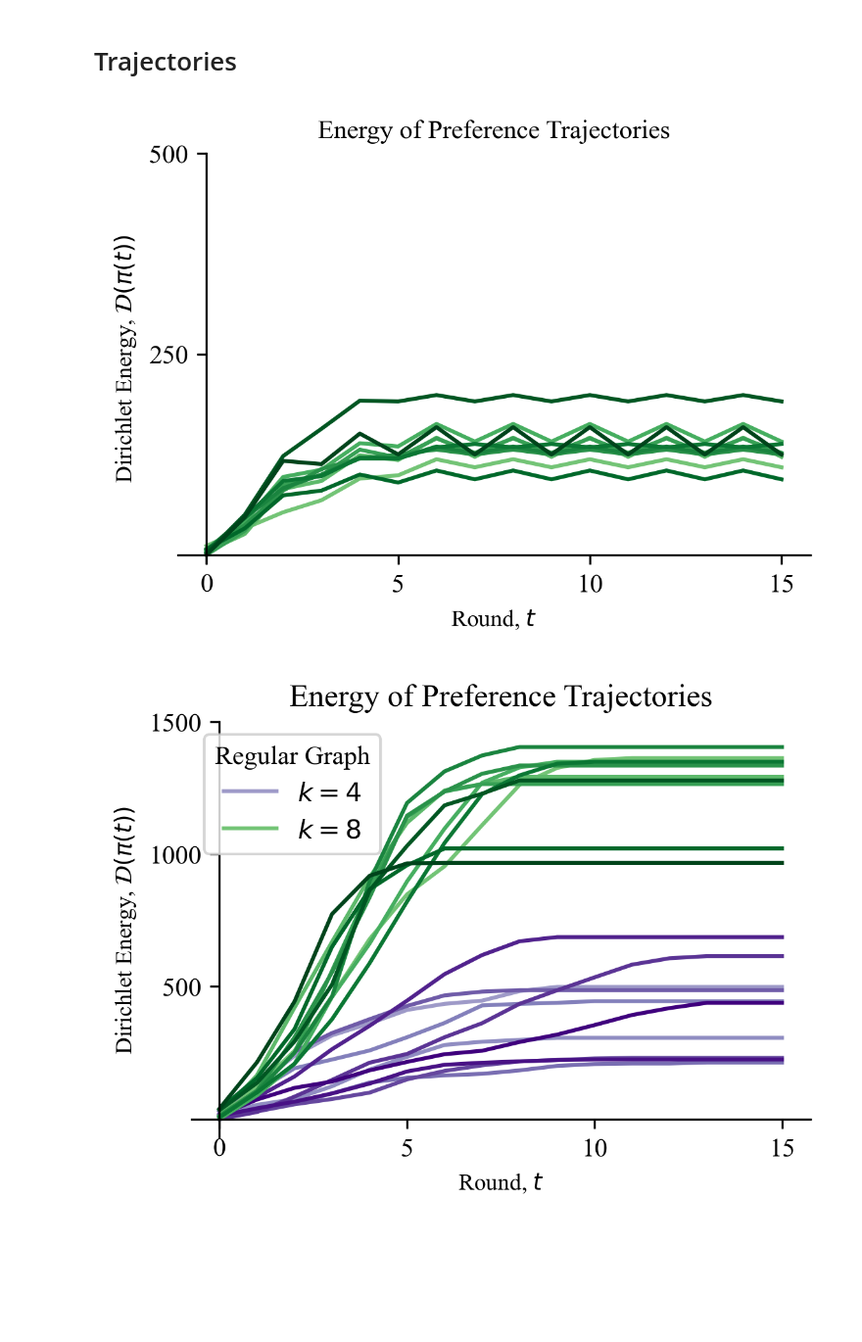
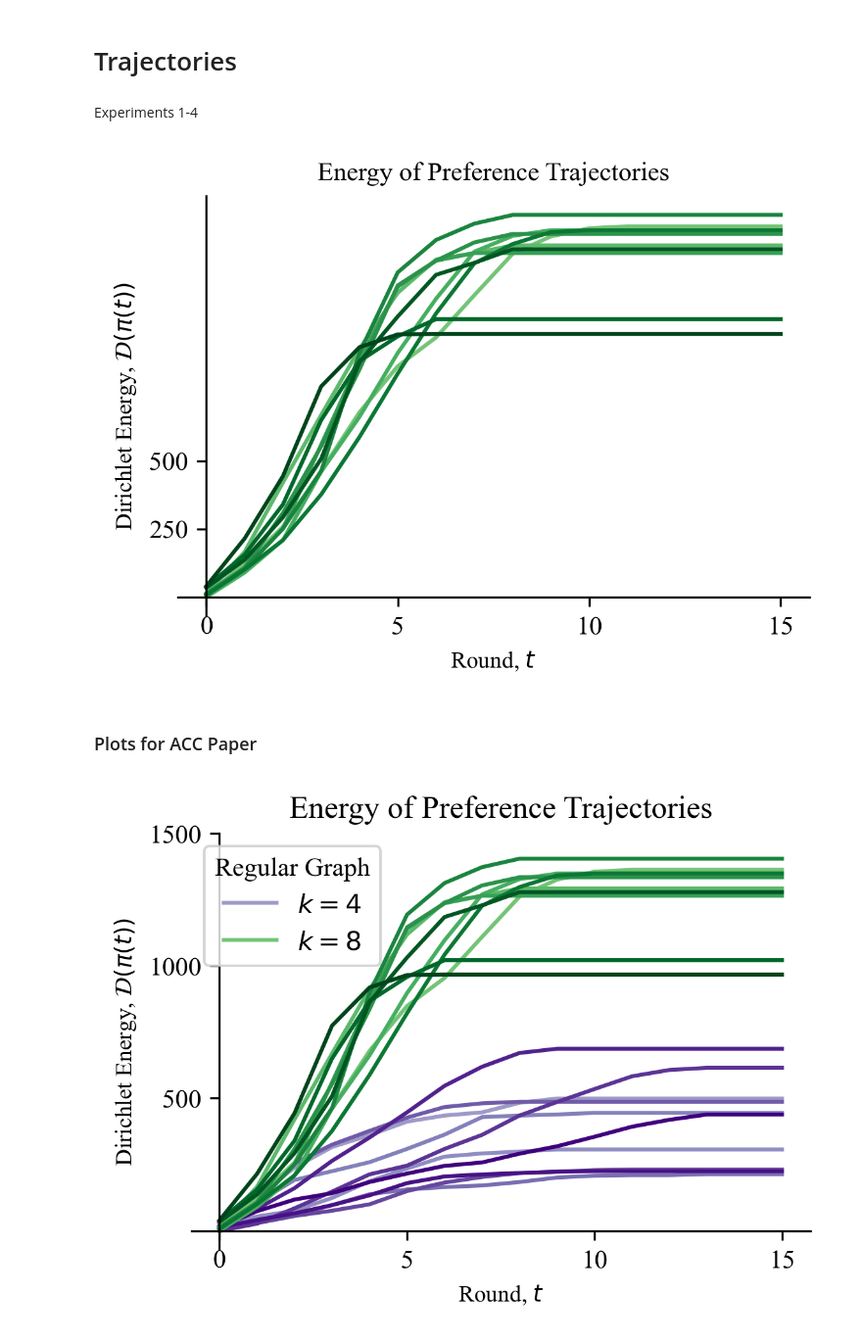
Before and after one commit to hans-riess/prefdynamo, a Jupyter notebook: code/notebook.ipynb, the cells around one changed output. Shown at 98% size. Cells and saved outputs as stored; diff of their text form; code cells hidden in the pictures; blank space fills up the shorter version.

```diff
--- a/code/notebook.ipynb
+++ b/code/notebook.ipynb
@@ -1,12 +1,14 @@
 # %% [markdown]
 # Trajectories
+# %% [markdown]
+Experiments 1-4
 # %%
 import pandas as pd
 import matplotlib.pyplot as plt
 import numpy as np
 
 # File path for experiment
-experiment_number = 6 #change this to create each plot!!!
+experiment_number = 4 #change this to create each plot!!!
 file_path_exp = 'experiments/experiment_' + str(experiment_number) + '.csv'
 
 # Load the data for experiment
@@ -18,6 +20,7 @@ metadata = pd.read_csv(file_path_metadata, index_col=0)
 # Extract the values for n_agents and n_neighbors
 n_agents = metadata.loc['n_agents', 'variable'] if 'n_agents' in metadata.index else None
 n_neighbors = metadata.loc['n_neighbors', 'variable'] if 'n_neighbors' in metadata.index else None
+n_iterations = metadata.loc['n_iterations', 'variable'] if 'n_iterations' in metadata.index else None
 
 # Find the minimum and maximum loss value for experiment 2 for shifting and labeling
 min_loss_exp = data_exp.min().min()
@@ -38,34 +41,36 @@ plt.ylabel(r'Dirichlet Energy, $\mathcal{D}(\pi(t))$', fontsize=9)
 
 # Label every 5 rounds on the x-axis and include x-axis ticks
 plt.xticks(range(0, data_exp.shape[1], 5), labels=[str(i) for i in range(0, data_exp.shape[1], 5)], size='small', rotation=0)
 
 #Label some y-axis values and y-axis ticks
 y_ticks = [250,500]
 plt.yticks(y_ticks, [str(y) for y in y_ticks])
 
 
 # Ensure y-axis is visible and align it with x=0
 plt.gca().spines['left'].set_visible(True)  # Make the y-axis visible
 plt.gca().spines['left'].set_position(('data', 0))  # Align y-axis with x=0
 
 # Remove the legend, grid, and other borders
 plt.legend([], [], frameon=False)
 plt.grid(False)
 plt.gca().spines['top'].set_visible(False)
 plt.gca().spines['right'].set_visible(False)
 plt.gca().spines['bottom'].set_position(('data', 0))
 
 # Adjust the layout for the plot
 plt.tight_layout()
 
 # Savefig
 filename = 'plots/experiment_'+str(experiment_number)+'_plot.png'
 plt.savefig(filename)
 
 # Display the plot for experiment
 plt.show()
 # %% [output]
-[figure, old version]
+[figure, new version]
+# %% [markdown]
+### Plots for ACC Paper
 # %%
 # File paths for experiments
 file_paths_exp = ['experiments/experiment_2.csv', 'experiments/experiment_4.csv']
```
Also changed, not shown: parts of 7 cells of this notebook, 1 other file.
